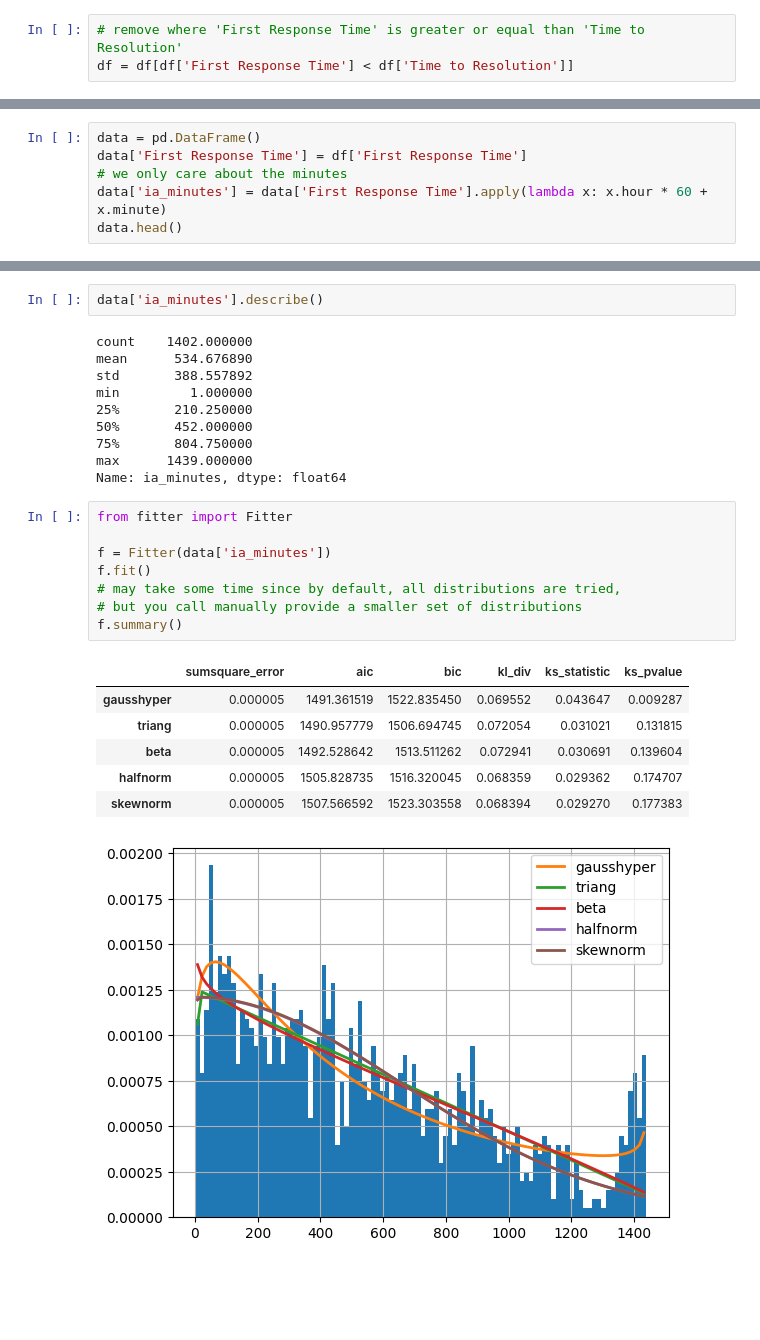
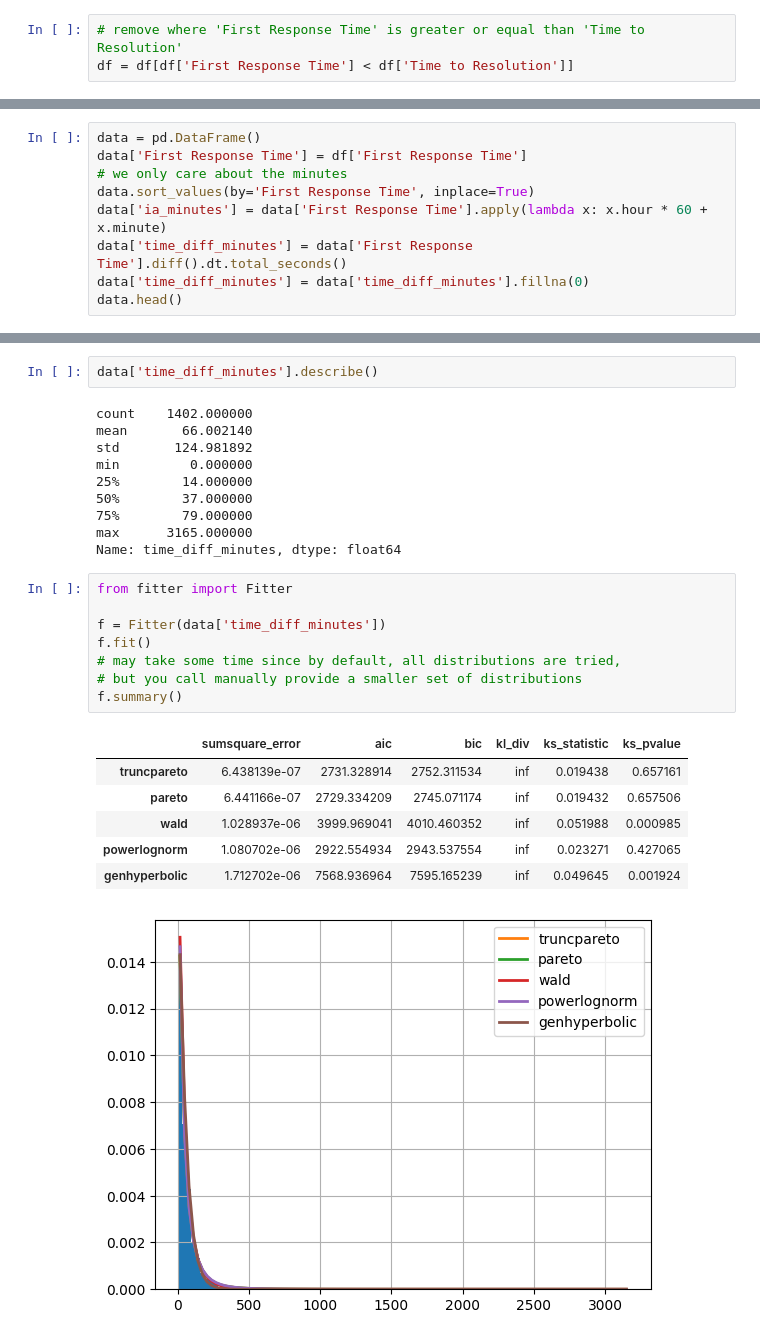
Before and after one commit to JuanCruzCaggiano/Simulacion-TP6, a Jupyter notebook: notebooks/fit_pdf.ipynb, the cells around one changed output, grey strips where cells are left out. Saved outputs shown, nothing was run; the diff lists cells and outputs as text; blank space fills up the shorter version.

```diff
--- a/notebooks/fit_pdf.ipynb
+++ b/notebooks/fit_pdf.ipynb
@@ -31,6 +31,9 @@ df.head()
 data = pd.DataFrame()
 data['First Response Time'] = df['First Response Time']
 # we only care about the minutes
+data.sort_values(by='First Response Time', inplace=True)
 data['ia_minutes'] = data['First Response Time'].apply(lambda x: x.hour * 60 + x.minute)
+data['time_diff_minutes'] = data['First Response Time'].diff().dt.total_seconds()
+data['time_diff_minutes'] = data['time_diff_minutes'].fillna(0)
 data.head()
 # %% [output]
@@ -43,31 +46,31 @@ data.head()
 # %%
-data['ia_minutes'].describe()
+data['time_diff_minutes'].describe()
 # %% [output]
 count    1402.000000
-mean      534.676890
-std       388.557892
-min         1.000000
-25%       210.250000
-50%       452.000000
-75%       804.750000
-max      1439.000000
-Name: ia_minutes, dtype: float64
+mean       66.002140
+std       124.981892
+min         0.000000
+25%        14.000000
+50%        37.000000
+75%        79.000000
+max      3165.000000
+Name: time_diff_minutes, dtype: float64
 # %%
 from fitter import Fitter
 
-f = Fitter(data['ia_minutes'])
+f = Fitter(data['time_diff_minutes'])
 f.fit()
 # may take some time since by default, all distributions are tried,
 # but you call manually provide a smaller set of distributions
 f.summary()
 # %% [output]
 |  | sumsquare_error | aic | bic | kl_div | ks_statistic | ks_pvalue |
-| gausshyper | 0.000005 | 1491.361519 | 1522.835450 | 0.069552 | 0.043647 | 0.009287 |
-| triang | 0.000005 | 1490.957779 | 1506.694745 | 0.072054 | 0.031021 | 0.131815 |
-| beta | 0.000005 | 1492.528642 | 1513.511262 | 0.072941 | 0.030691 | 0.139604 |
-| halfnorm | 0.000005 | 1505.828735 | 1516.320045 | 0.068359 | 0.029362 | 0.174707 |
-| skewnorm | 0.000005 | 1507.566592 | 1523.303558 | 0.068394 | 0.029270 | 0.177383 |
+| truncpareto | 6.438139e-07 | 2731.328914 | 2752.311534 | inf | 0.019438 | 0.657161 |
+| pareto | 6.441166e-07 | 2729.334209 | 2745.071174 | inf | 0.019432 | 0.657506 |
+| wald | 1.028937e-06 | 3999.969041 | 4010.460352 | inf | 0.051988 | 0.000985 |
+| powerlognorm | 1.080702e-06 | 2922.554934 | 2943.537554 | inf | 0.023271 | 0.427065 |
+| genhyperbolic | 1.712702e-06 | 7568.936964 | 7595.165239 | inf | 0.049645 | 0.001924 |
-[figure, old version]
+[figure, new version]
 # %%
 best_params_arrivals = f.get_best(method='sumsquare_error')
 print(best_params_arrivals)
```
Also changed, not shown: parts of 13 cells of this notebook.
